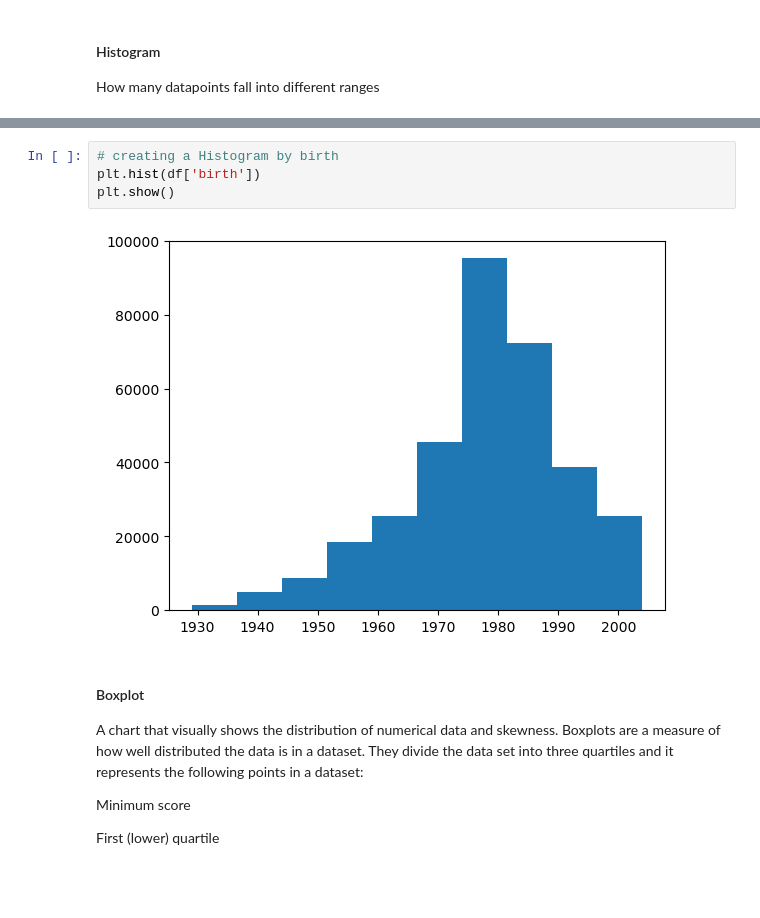
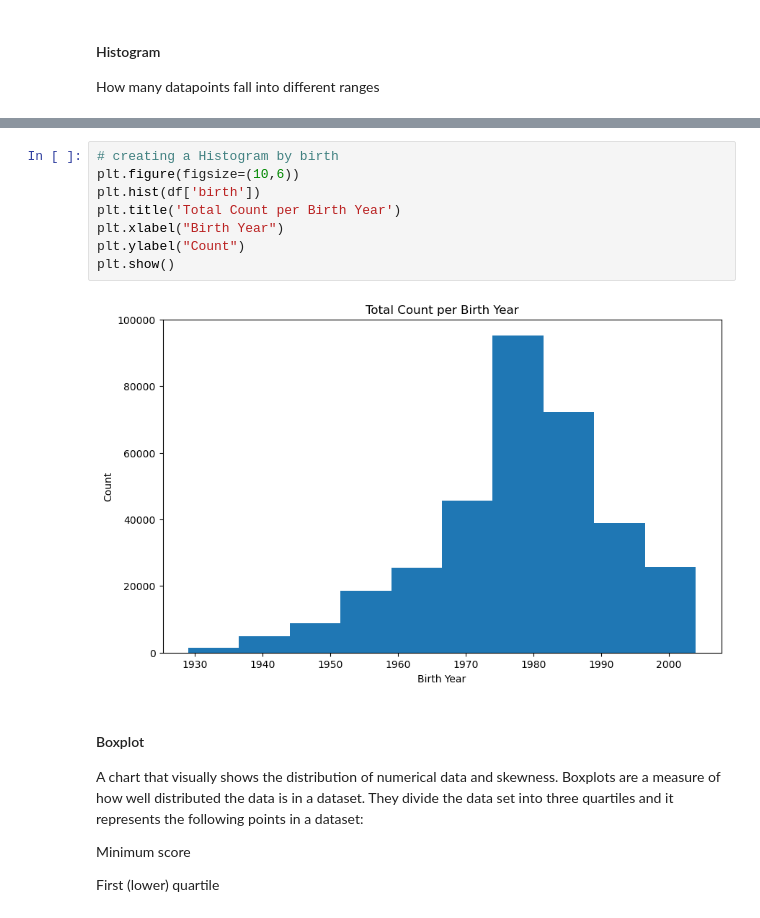
Before and after one commit to lakelure2020/OpenClassroom, a Jupyter notebook: Exploratory_Data_Analysis_with_Python.ipynb, the cells around one changed output, grey strips where cells are left out. Cells and saved outputs as stored; diff of their text form; blank space fills up the shorter version.

```diff
--- a/Exploratory_Data_Analysis_with_Python.ipynb
+++ b/Exploratory_Data_Analysis_with_Python.ipynb
@@ -467,9 +473,13 @@ plt.show()
 # %%
 # creating a Histogram by birth
+plt.figure(figsize=(10,6))
 plt.hist(df['birth'])
+plt.title('Total Count per Birth Year')
+plt.xlabel("Birth Year")
+plt.ylabel("Count")
 plt.show()
 # %% [output]
-[figure, old version]
+[figure, new version]
 # %% [markdown]
 #### Boxplot
 A chart that visually shows the distribution of numerical data and skewness. Boxplots are a measure of how well distributed the data is in a dataset. They divide the data set into three quartiles and it represents the following points in a dataset:
```
Also changed, not shown: parts of 49 cells of this notebook.
